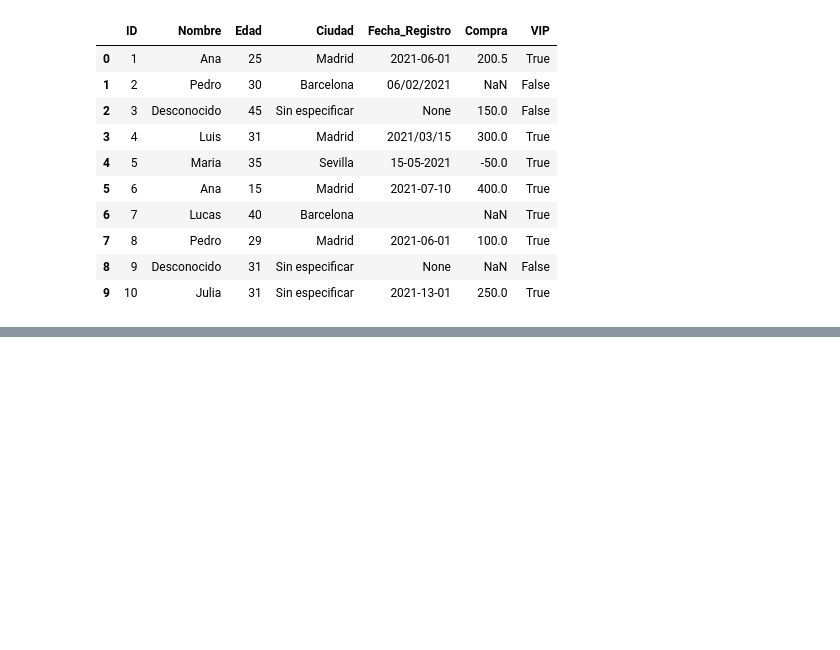
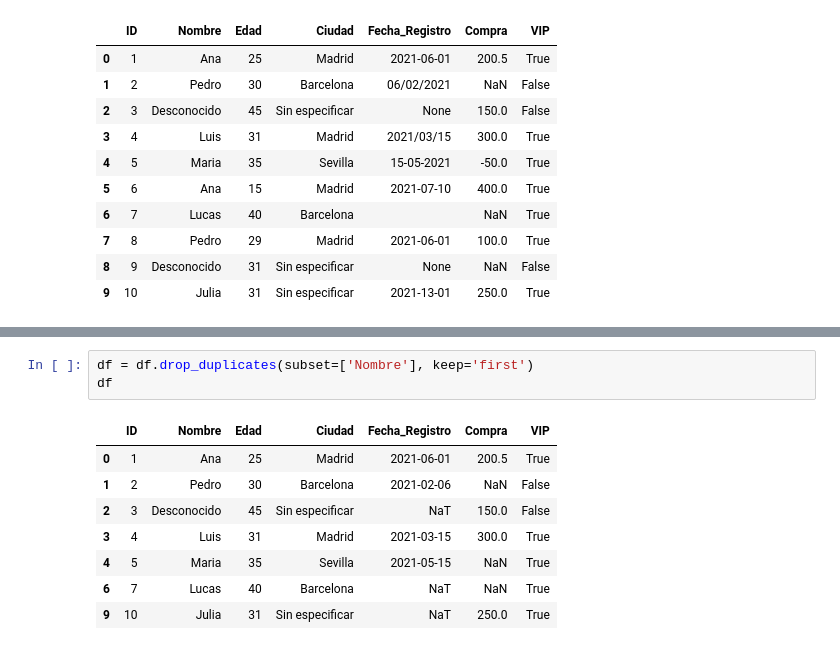
Before and after one commit to PabloSanchez87/DataScience_and_IA, a Jupyter notebook: Notebooks/Nafri/4-Python_pandas_limpieza_datos_ejercicio.ipynb, the cells around one changed output, grey strips where cells are left out. Drawn from its saved outputs; the diff is of its cells as text; blank space fills up the shorter version.

```diff
--- a/Notebooks/Nafri/4-Python_pandas_limpieza_datos_ejercicio.ipynb
+++ b/Notebooks/Nafri/4-Python_pandas_limpieza_datos_ejercicio.ipynb
@@ -190,0 +248,12 @@ df
+# %%
+df = df.drop_duplicates(subset=['Nombre'], keep='first')
+df
+# %% [output]
+|  | ID | Nombre | Edad | Ciudad | Fecha_Registro | Compra | VIP |
+| 0 | 1 | Ana | 25 | Madrid | 2021-06-01 | 200.5 | True |
+| 1 | 2 | Pedro | 30 | Barcelona | 2021-02-06 | NaN | False |
+| 2 | 3 | Desconocido | 45 | Sin especificar | NaT | 150.0 | False |
+| 3 | 4 | Luis | 31 | Madrid | 2021-03-15 | 300.0 | True |
+| 4 | 5 | Maria | 35 | Sevilla | 2021-05-15 | NaN | True |
+| 6 | 7 | Lucas | 40 | Barcelona | NaT | NaN | True |
+| 9 | 10 | Julia | 31 | Sin especificar | NaT | 250.0 | True |
```
Also changed, not shown: parts of 3 cells of this notebook.
